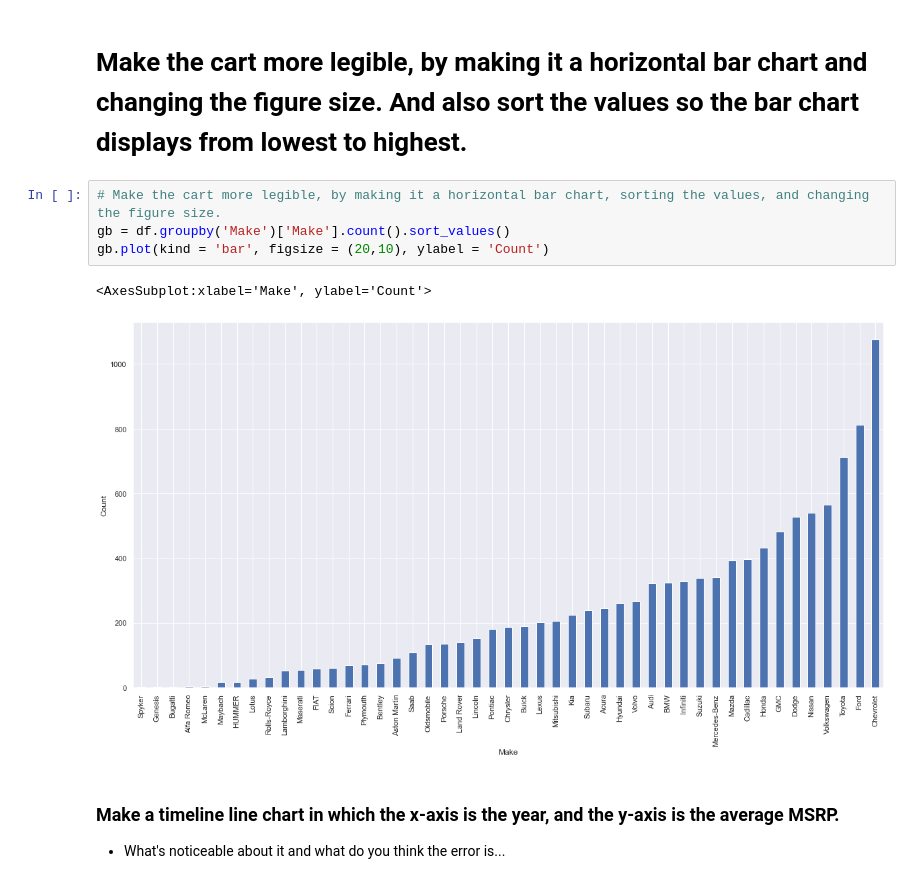
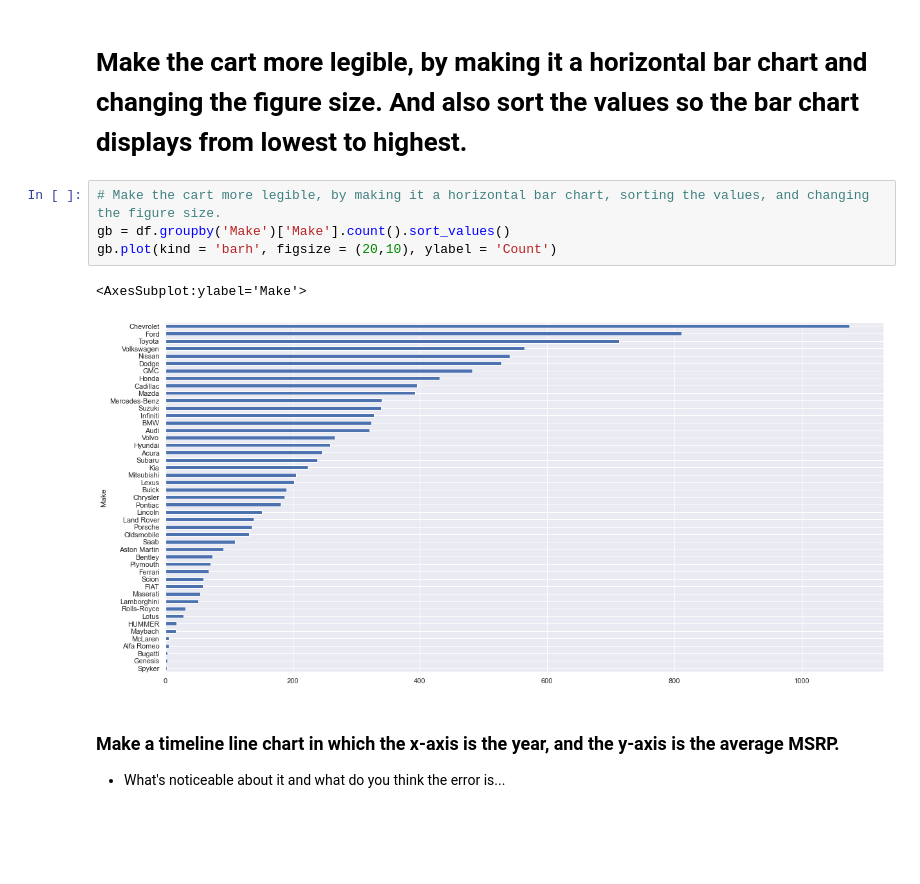
Before and after one commit to tshadat2002/2021-fall-data-science, a Jupyter notebook: Week-02-EDA/Exercise-EDA.ipynb, the cells around one changed output. Drawn from its saved outputs; the diff is of its cells as text; blank space fills up the shorter version.

```diff
--- a/Week-02-EDA/Exercise-EDA.ipynb
+++ b/Week-02-EDA/Exercise-EDA.ipynb
@@ -105,10 +105,10 @@ gb.plot(kind = 'bar', figsize = (20,10), ylabel = 'Count')
 # %%
 # Make the cart more legible, by making it a horizontal bar chart, sorting the values, and changing the figure size.
 gb = df.groupby('Make')['Make'].count().sort_values()
-gb.plot(kind = 'bar', figsize = (20,10), ylabel = 'Count')
+gb.plot(kind = 'barh', figsize = (20,10), ylabel = 'Count')
 # %% [output]
-<AxesSubplot:xlabel='Make', ylabel='Count'>
+<AxesSubplot:ylabel='Make'>
-[figure, old version]
+[figure, new version]
 # %% [markdown]
 ### Make a timeline line chart in which the x-axis is the year, and the y-axis is the average MSRP.
 * What's noticeable about it and what do you think the error is...
```
Also changed, not shown: parts of 1 cell of this notebook.
